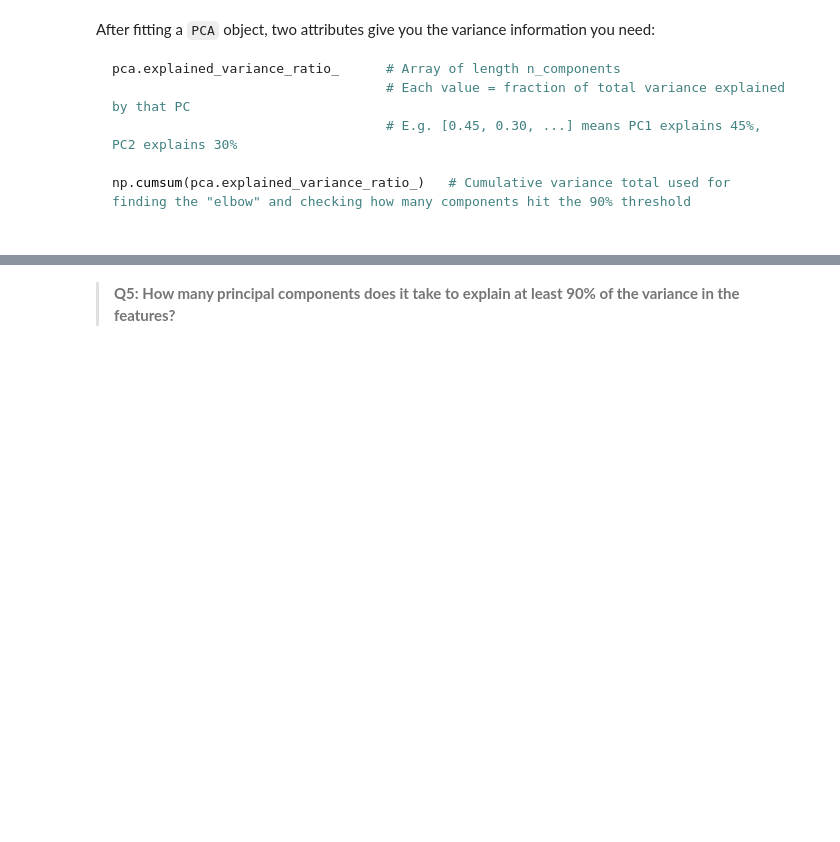
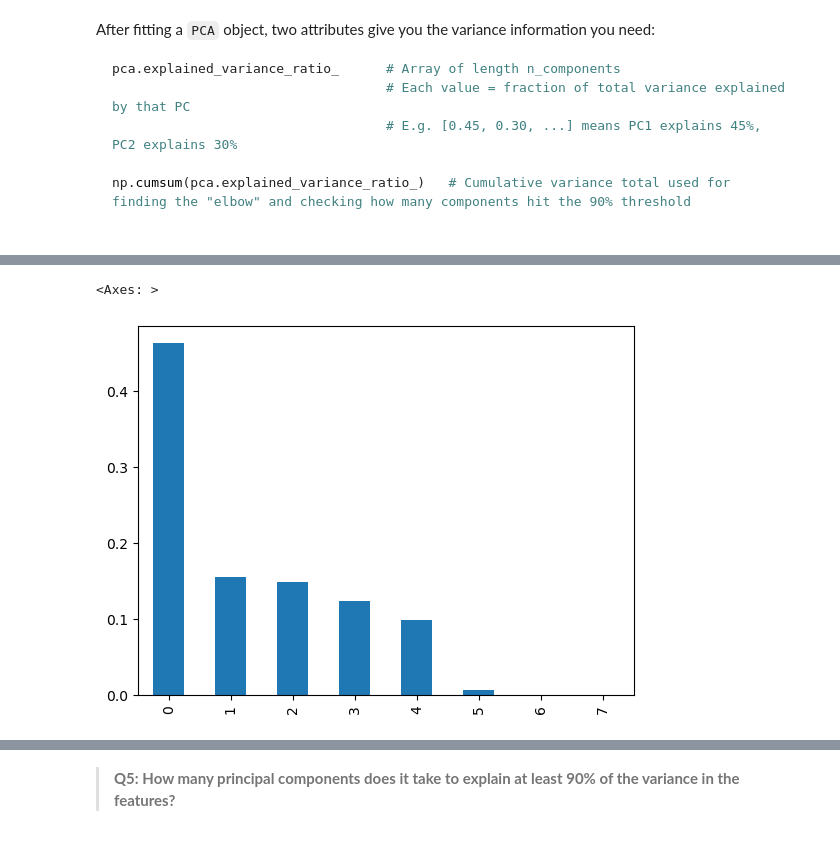
Before and after one commit to sofiasarak/assignment-3, a Jupyter notebook: task1/hw3-task1.ipynb, the cells around one changed output, grey strips where cells are left out. Saved outputs shown, nothing was run; the diff lists cells and outputs as text; code cells hidden in the pictures; blank space fills up the shorter version.

````diff
--- a/task1/hw3-task1.ipynb
+++ b/task1/hw3-task1.ipynb
@@ -507,9 +517,14 @@ np.cumsum(pca.explained_variance_ratio_)   # Cumulative variance total used for
 
 ```
 # %%
-pca_full = ...
+# initialize PCA model
+pca_full = PCA(n_components = 8)
 
-explained_var = ...
-cumulative_var = ...
+# fit to scaled training data
+pca_full.fit(X_train_scaled)
+
+# extract explained and cumulative variance
+explained_var = pca_full.explained_variance_ratio_
+cumulative_var = np.cumsum(pca_full.explained_variance_ratio_)
 
 explained_var
@@ -515,0 +534,17 @@ explained_var
+# %%
+# create dictionary with values for table
+table = {
+    # feature names
+    'Feature': ["Relative Compactness", "Surface Area", "Wall Area", "Roof Area",
+      "Overall Height", "Orientation", "Glazing Area", "Glazing Area Distribution"],
+
+    # OLS coefficients
+    'Explained Variance': explained_var,
+
+    # ridge coefficients
+    'Cumulative Variance': cumulative_var
+}
+
+# convert to dataframe and print, so it appears in a table format
+table = pd.DataFrame(table)
+print(table.to_string(index=False))
@@ -516,2 +561,10 @@ explained_var
+# %%
+# bar and line plot
+fig, axes = plt.subplots(1)
+
+table['Explained Variance'].plot(kind = "bar")
+# %% [output]
+<Axes: >
+[figure, added]
 # %%
 grader.check("q7")
````
Also changed, not shown: parts of 6 cells of this notebook.
